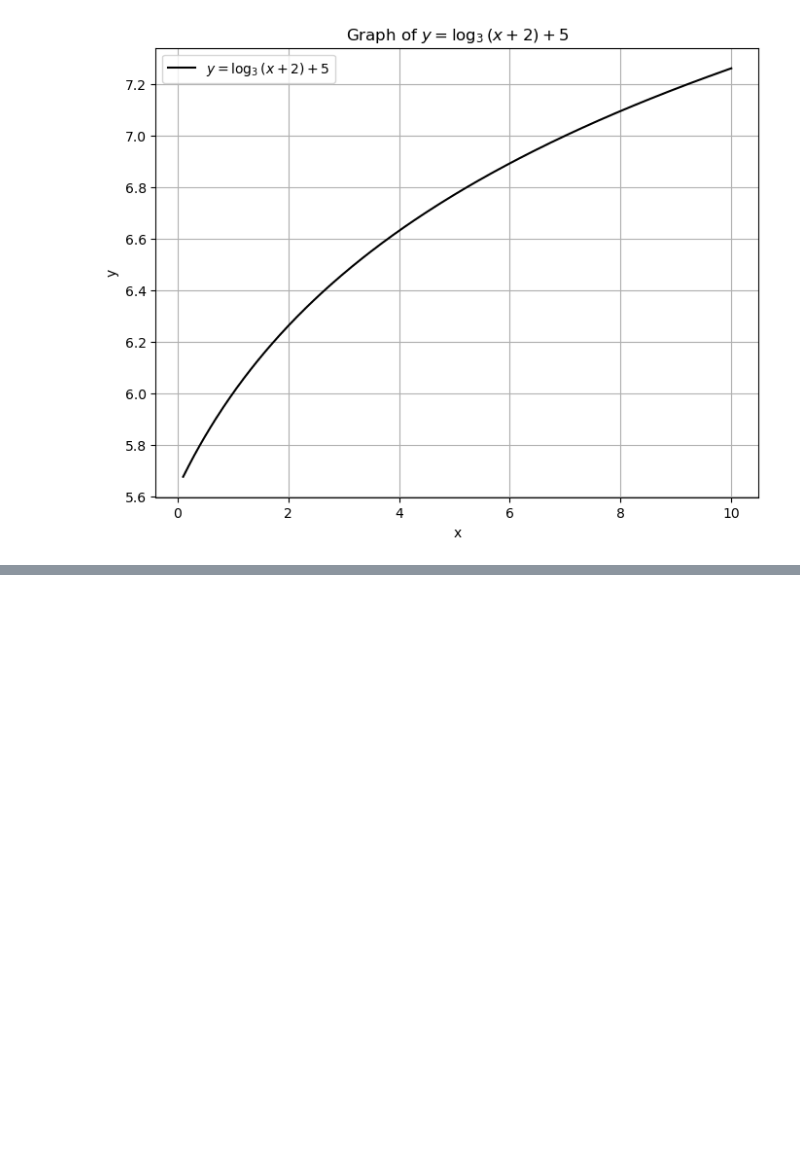
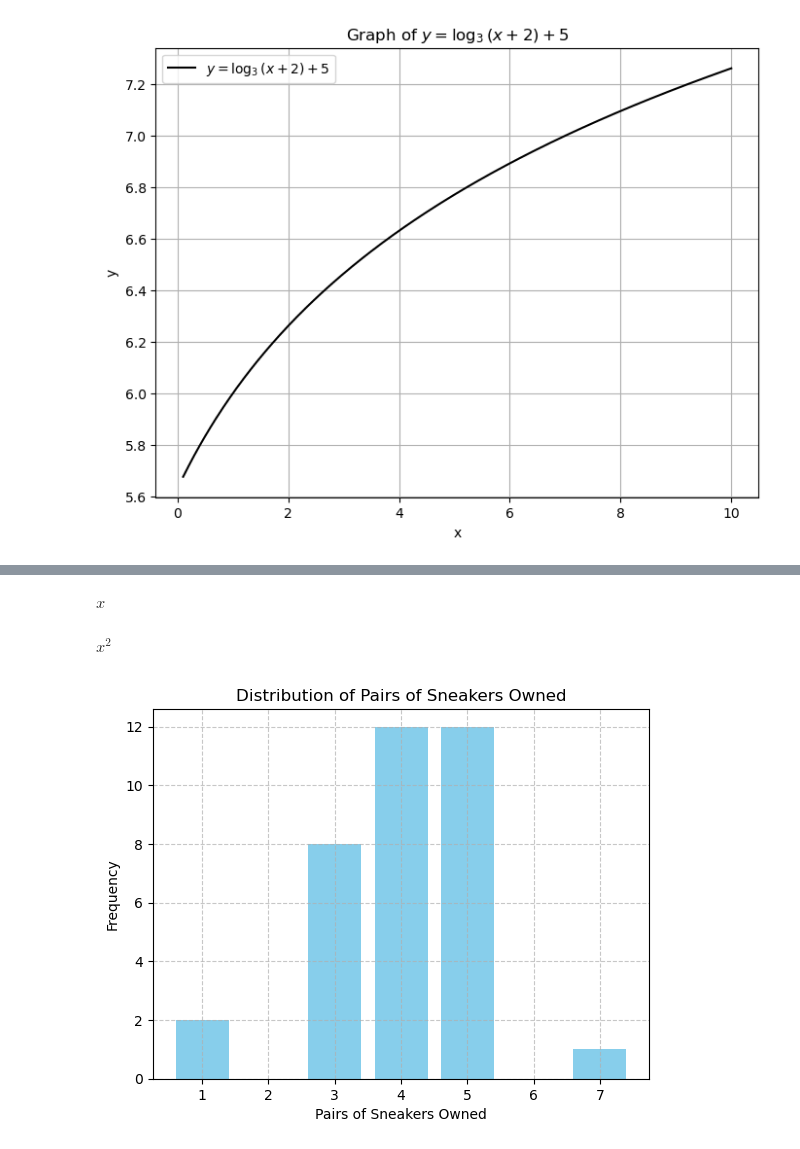
Before and after one commit to zaibutcooler/ai-playground, a Jupyter notebook: math/test.ipynb, the cells around one changed output, grey strips where cells are left out. Drawn from its saved outputs; the diff is of its cells as text; code cells hidden in the pictures; blank space fills up the shorter version.

```diff
--- a/math/test.ipynb
+++ b/math/test.ipynb
@@ -134,0 +143,30 @@ plt.show()
+# %%
+x
+# %% [output]
+$\displaystyle x$
+# %%
+x**2
+# %% [output]
+$\displaystyle x^{2}$
+# %%
+import matplotlib.pyplot as plt
+
+# Data
+X = [1, 2, 3, 4, 5, 6, 7]
+Frequency = [2, 0, 8, 12, 12, 0, 1]
+
+# Create bar plot
+plt.bar(X, Frequency, color='skyblue')
+
+# Add labels and title
+plt.xlabel('Pairs of Sneakers Owned')
+plt.ylabel('Frequency')
+plt.title('Distribution of Pairs of Sneakers Owned')
+
+# Add gridlines
+plt.grid(True, linestyle='--', alpha=0.7)
+
+# Show plot
+plt.show()
+# %% [output]
+[figure, added]
```
Also changed, not shown: parts of 4 cells of this notebook, 11 other files.
